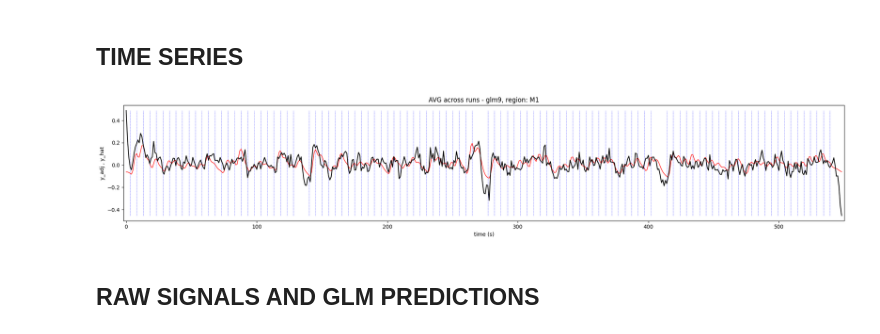
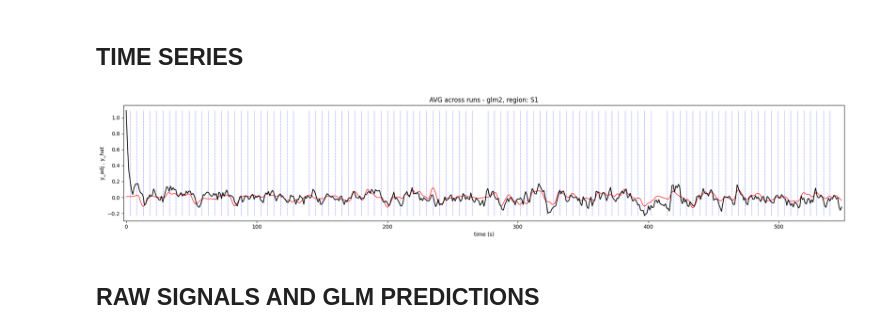
Before and after one commit to alighavam/EFC_patternfMRI, a Jupyter notebook: efcp_mri.ipynb, the cells around one changed output. Cells and saved outputs as stored; diff of their text form; code cells hidden in the pictures.

```diff
--- a/efcp_mri.ipynb
+++ b/efcp_mri.ipynb
@@ -21,7 +21,8 @@ import seaborn as sns
 
 # SET PATHS:
 # baseDir = '/Volumes/Diedrichsen_data$/data/Chord_exp/EFC_patternfMRI'
-baseDir = '/Users/alighavampour/Desktop/Projects/EFC_patternfMRI/data'
+# baseDir = '/Users/alighavampour/Desktop/Projects/EFC_patternfMRI/data'
+baseDir = '/Users/ali/Desktop/Projects/EFC_patternfMRI/data/fMRI'
 bidsDir = 'BIDS'
 anatomicalDir = 'anatomicals'
 freesurferDir = 'surfaceFreesurfer'
@@ -42,9 +43,14 @@ spm.get_info_from_spm_mat()
 ## TIME SERIES
 # %%
 sn = 101
-glm = 9
-ses = 2
-region = 2
+glm = 2
+ses = 1
+region = 1
+
+# for cutting time series:
+pre_idx = 2
+post_idx = 5
+TR = 1
 
 roi_names = ['', 'S1', 'M1', 'PMd', 'PMv', 'SMA', 'V1', 'SPLa', 'SPLp']
 
@@ -92,49 +98,63 @@ plt.savefig(f'./figures/efcp_Yadj_Yhat_glm{glm}_ses{ses}_avg_{roi_names[region]}
 plt.show()
 
 '''
 ||||||||||||||||||||||||||||||||||||||||||||||||||||||||||||||||||||||||
 TIME LOCKING AND AVERAGING THE TIME SERIES
 ||||||||||||||||||||||||||||||||||||||||||||||||||||||||||||||||||||||||
 '''
-def extract_snippets(y, t, pre, post, onsets):
+def extract_snippets(y, pre, post, onsets):
     snippets_y = []
 
     for onset in onsets:
         start_idx = onset - pre
         end_idx = onset + post
 
         snippet_y = np.full(pre + post + 1, np.nan)
 
-        valid_start = max(0, start_idx)
-        valid_end = min(len(y), end_idx + 1)
+        valid_start = int(max(0, start_idx))
+        valid_end = int(min(len(y), end_idx + 1))
 
-        insert_start = valid_start - start_idx
-        insert_end = insert_start + (valid_end - valid_start)
+        insert_start = int(valid_start - start_idx)
+        insert_end = int(insert_start + (valid_end - valid_start))
 
         snippet_y[insert_start:insert_end] = y[valid_start:valid_end]
 
         snippets_y.append(snippet_y)
 
     return np.array(snippets_y)
 
 # load the events:
 events = pd.read_table(os.path.join(baseDir, behavDir, f's{sn}', f'ses-{ses:02d}', f'glm{glm}_events.tsv'))
 
 # find the onsets of the events:
-T = events.copy()
-T['y_adj'] = np.nan
-T['y_hat'] = np.nan
-pre_idx = 2
-post_idx = 5
-TR = 1
+# T = events.copy()
+# T['y_adj'] = np.nan
+# T['y_hat'] = np.nan
+T = pd.DataFrame()
 
-for r in range(np.shape(y_adj,2)):
-    y_adj_reg = y_adj[:, r]
-    y_hat_reg = y_hat[:, r]
-    for BN in events['BN']:
-        for ons in events[events['BN']==BN]['Onset']:
-            y_adj_cut = extract_snippets(y_adj_reg, t, pre_idx, post_idx, [ons])
+blocks = np.unique(events['BN'])
+for r in range(np.shape(y_adj)[1]):
+    for i, BN in enumerate(blocks):
+        tmp = pd.DataFrame()
+        y_adj_reg = y_adj[SPM['Sess'][i]['row']-1, r]
+        y_hat_reg = y_hat[SPM['Sess'][i]['row']-1, r]
+        onsets = events[events['BN']==BN]['Onset']
+        y_adj_cut = extract_snippets(y_adj_reg, pre_idx, post_idx, onsets)
+        y_hat_cut = extract_snippets(y_hat_reg, pre_idx, post_idx, onsets)
 
-            T.loc[(T['BN']==BN) & (T['onset']==ons), 'time_series'] = y_adj[int(ons*10), region]
+        tmp = pd.concat([tmp, events[events['BN']==BN]], axis=1).reset_index(drop=True)
+        tmp['region'] = r
+
+        col_names = [f"y_adj{i}" for i in range(y_adj_cut.shape[1])]
+        df_y_adj = pd.DataFrame(y_adj_cut, columns=col_names)
+        tmp = pd.concat([tmp, df_y_adj], axis=1).reset_index(drop=True)
+
+        col_names = [f"y_hat{i}" for i in range(y_hat_cut.shape[1])]
+        df_y_hat = pd.DataFrame(y_hat_cut, columns=col_names)
+        tmp = pd.concat([tmp, df_y_hat], axis=1).reset_index(drop=True)
+
+        T = pd.concat([T, tmp], axis=0).reset_index(drop=True)
+
+T.to_csv(os.path.join(baseDir, regDir, f's{sn}', f'ses-{ses:02d}', f'time_series_cut_glm{glm}.csv'), index=False)
 # %% [output]
-[figure, old version]
+[figure, new version]
```
Also changed, not shown: parts of 1 cell of this notebook.
